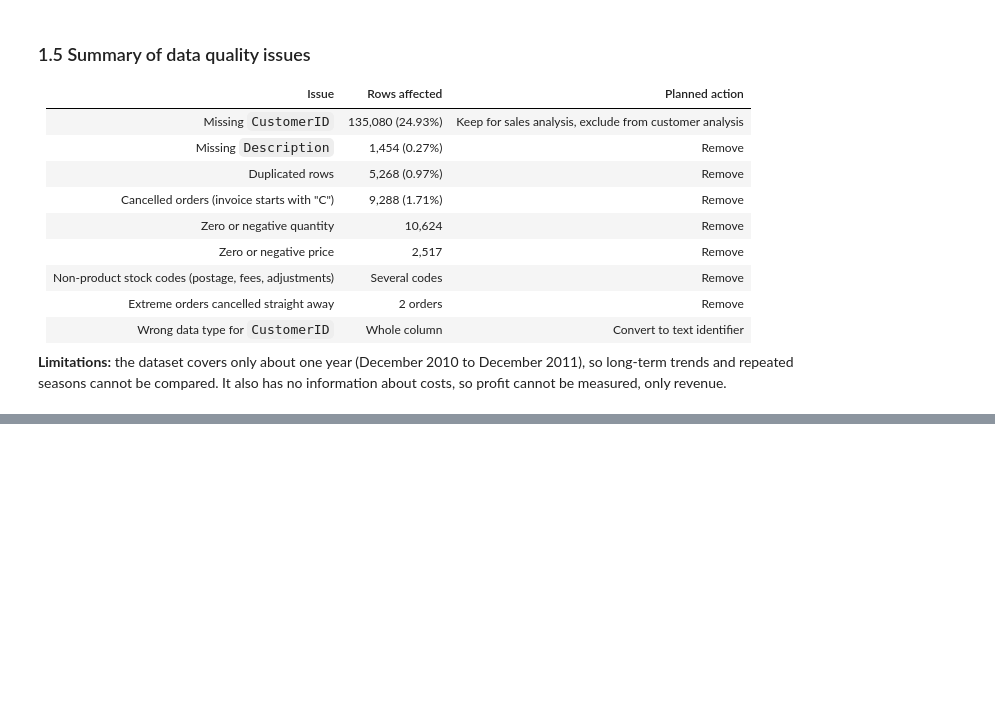
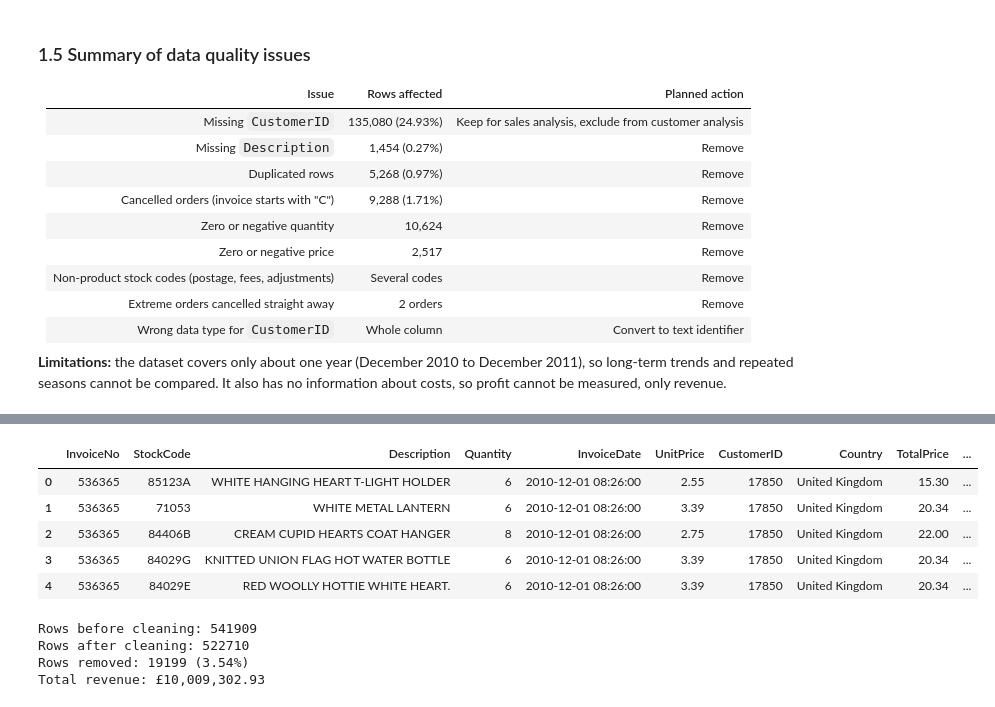
Before and after one commit to CarlosAccioly/ca2-online-retail-dataviz, a Jupyter notebook: CA2_DataVis_2023319.ipynb, the cells around one changed output, grey strips where cells are left out. Saved outputs shown, nothing was run; the diff lists cells and outputs as text; code cells hidden in the pictures; blank space fills up the shorter version.

Commit message:
Clean data and add derived variables (TotalPrice, date parts)

```diff
--- a/CA2_DataVis_2023319.ipynb
+++ b/CA2_DataVis_2023319.ipynb
@@ -206,0 +217,10 @@ Smallest quantities:
+# %%
+# Work on a copy so the raw data is not changed
+df = df_raw.copy()
+
+# Keep a record of how many rows each cleaning step removes
+cleaning_log = []
+
+def log_step(step, rows_before):
+    removed = rows_before - len(df)
+    cleaning_log.append({"Step": step, "Rows removed": removed, "Rows left": len(df)})
@@ -206,0 +284,10 @@ Smallest quantities:
+# %%
+# CustomerID: decimal number -> text, missing values -> "Unknown"
+df["CustomerID"] = df["CustomerID"].apply(lambda x: str(int(x)) if pd.notna(x) else "Unknown")
+
+# Identifiers stored as text
+df["InvoiceNo"] = df["InvoiceNo"].astype(str)
+df["StockCode"] = df["StockCode"].astype(str)
+
+print("Rows with unknown customer:", (df["CustomerID"] == "Unknown").sum())
+df.dtypes
@@ -206,0 +312,25 @@ Smallest quantities:
+# %%
+df["TotalPrice"] = df["Quantity"] * df["UnitPrice"]
+df["YearMonth"] = df["InvoiceDate"].dt.strftime("%Y-%m")
+df["Weekday"] = df["InvoiceDate"].dt.day_name()
+df["Hour"] = df["InvoiceDate"].dt.hour
+
+df.head()
+# %% [output]
+|  | InvoiceNo | StockCode | Description | Quantity | InvoiceDate | UnitPrice | CustomerID | Country | TotalPrice | ... |
+| 0 | 536365 | 85123A | WHITE HANGING HEART T-LIGHT HOLDER | 6 | 2010-12-01 08:26:00 | 2.55 | 17850 | United Kingdom | 15.30 | ... |
+| 1 | 536365 | 71053 | WHITE METAL LANTERN | 6 | 2010-12-01 08:26:00 | 3.39 | 17850 | United Kingdom | 20.34 | ... |
+| 2 | 536365 | 84406B | CREAM CUPID HEARTS COAT HANGER | 8 | 2010-12-01 08:26:00 | 2.75 | 17850 | United Kingdom | 22.00 | ... |
+| 3 | 536365 | 84029G | KNITTED UNION FLAG HOT WATER BOTTLE | 6 | 2010-12-01 08:26:00 | 3.39 | 17850 | United Kingdom | 20.34 | ... |
+| 4 | 536365 | 84029E | RED WOOLLY HOTTIE WHITE HEART. | 6 | 2010-12-01 08:26:00 | 3.39 | 17850 | United Kingdom | 20.34 | ... |
+# %%
+# Final check of the clean dataset
+print("Rows before cleaning:", len(df_raw))
+print("Rows after cleaning:", len(df))
+print("Rows removed:", len(df_raw) - len(df), f"({(len(df_raw) - len(df)) / len(df_raw) * 100:.2f}%)")
+print(f"Total revenue: £{df['TotalPrice'].sum():,.2f}")
+# %% [output]
+Rows before cleaning: 541909
+Rows after cleaning: 522710
+Rows removed: 19199 (3.54%)
+Total revenue: £10,009,302.93
```
Also changed, not shown: parts of 7 cells of this notebook.
